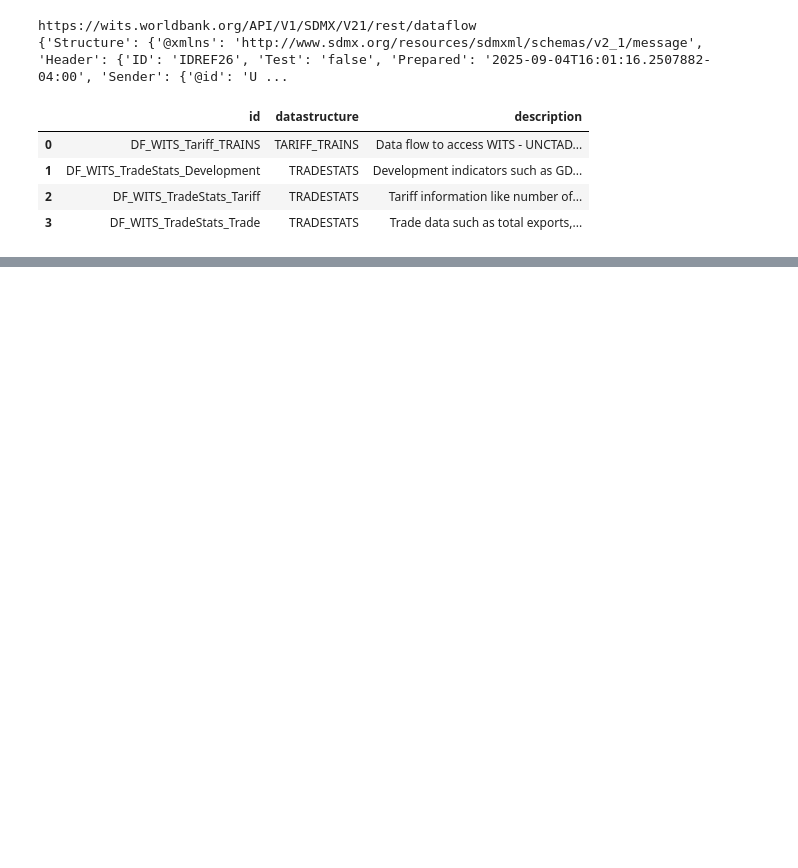
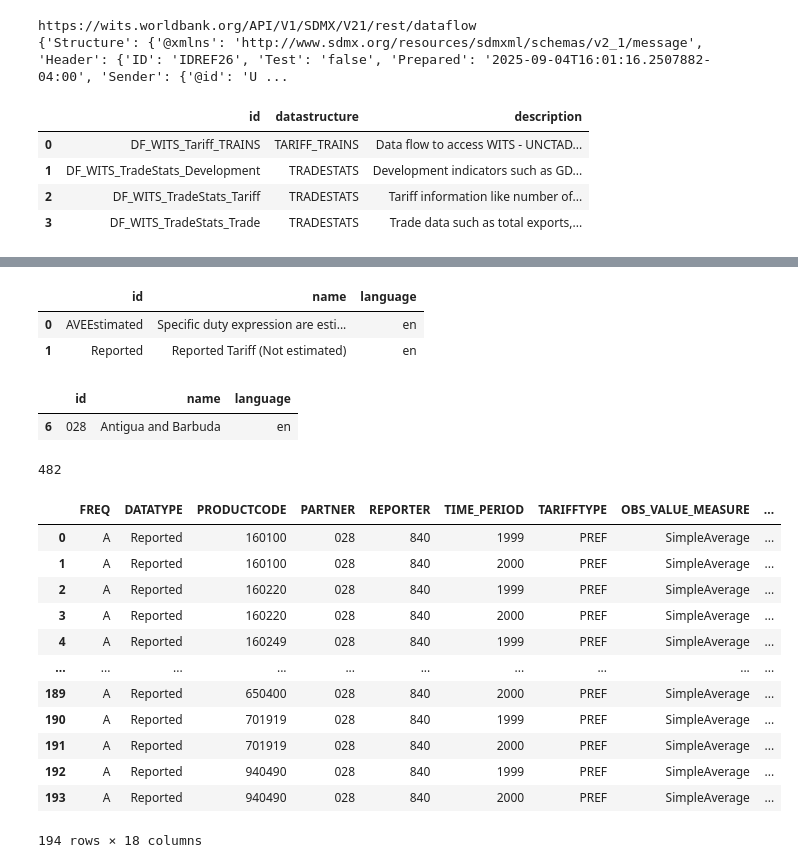
Before and after one commit to siwa-p/Trends-in-International-Trades, a Jupyter notebook: notebooks/eda.ipynb, the cells around one changed output, grey strips where cells are left out. Cells and saved outputs as stored; diff of their text form; code cells hidden in the pictures; blank space fills up the shorter version.

```diff
--- a/notebooks/eda.ipynb
+++ b/notebooks/eda.ipynb
@@ -905,0 +605,6 @@ df
+# %%
+get_codelist(endpoint,'CL_DATATYPE_WITS')
+# %% [output]
+|  | id | name | language |
+| 0 | AVEEstimated | Specific duty expression are esti... | en |
+| 1 | Reported | Reported Tariff (Not estimated) | en |
@@ -905,0 +613,27 @@ df
+# %%
+country_list[country_list['id']=='028']
+# %% [output]
+|  | id | name | language |
+| 6 | 028 | Antigua and Barbuda | en |
+# %%
+len(country_list)
+# %% [output]
+482
+# %%
+cty_028 = pd.read_parquet('../data/United_States_to_028_unctad_data.parquet')
+# %%
+cty_028
+# %% [output]
+|  | FREQ | DATATYPE | PRODUCTCODE | PARTNER | REPORTER | TIME_PERIOD | TARIFFTYPE | OBS_VALUE_MEASURE | ... |
+| 0 | A | Reported | 160100 | 028 | 840 | 1999 | PREF | SimpleAverage | ... |
+| 1 | A | Reported | 160100 | 028 | 840 | 2000 | PREF | SimpleAverage | ... |
+| 2 | A | Reported | 160220 | 028 | 840 | 1999 | PREF | SimpleAverage | ... |
+| 3 | A | Reported | 160220 | 028 | 840 | 2000 | PREF | SimpleAverage | ... |
+| 4 | A | Reported | 160249 | 028 | 840 | 1999 | PREF | SimpleAverage | ... |
+| ... | ... | ... | ... | ... | ... | ... | ... | ... | ... |
+| 189 | A | Reported | 650400 | 028 | 840 | 2000 | PREF | SimpleAverage | ... |
+| 190 | A | Reported | 701919 | 028 | 840 | 1999 | PREF | SimpleAverage | ... |
+| 191 | A | Reported | 701919 | 028 | 840 | 2000 | PREF | SimpleAverage | ... |
+| 192 | A | Reported | 940490 | 028 | 840 | 1999 | PREF | SimpleAverage | ... |
+| 193 | A | Reported | 940490 | 028 | 840 | 2000 | PREF | SimpleAverage | ... |
+194 rows × 18 columns
```
Also changed, not shown: parts of 34 cells of this notebook, 8 other files.
